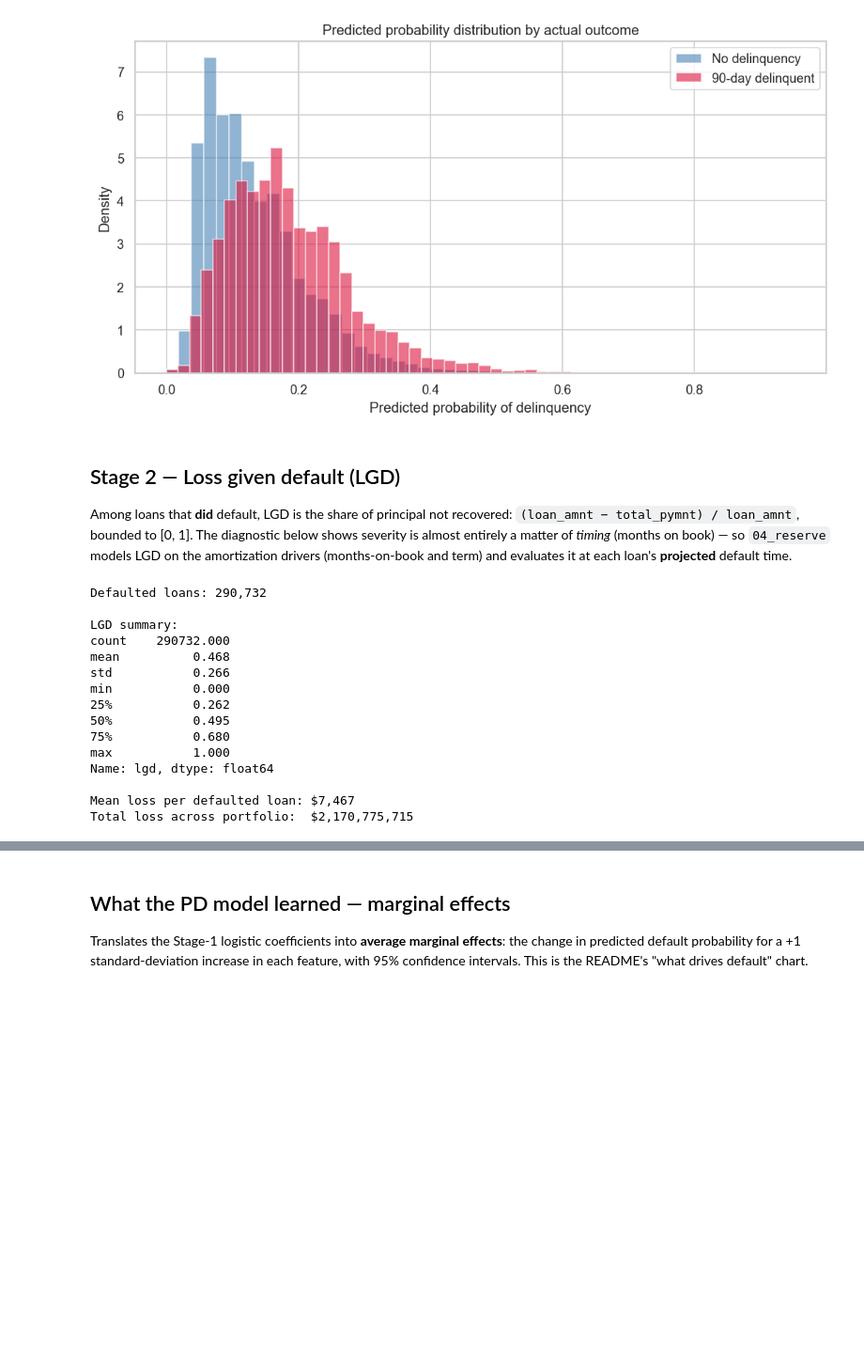
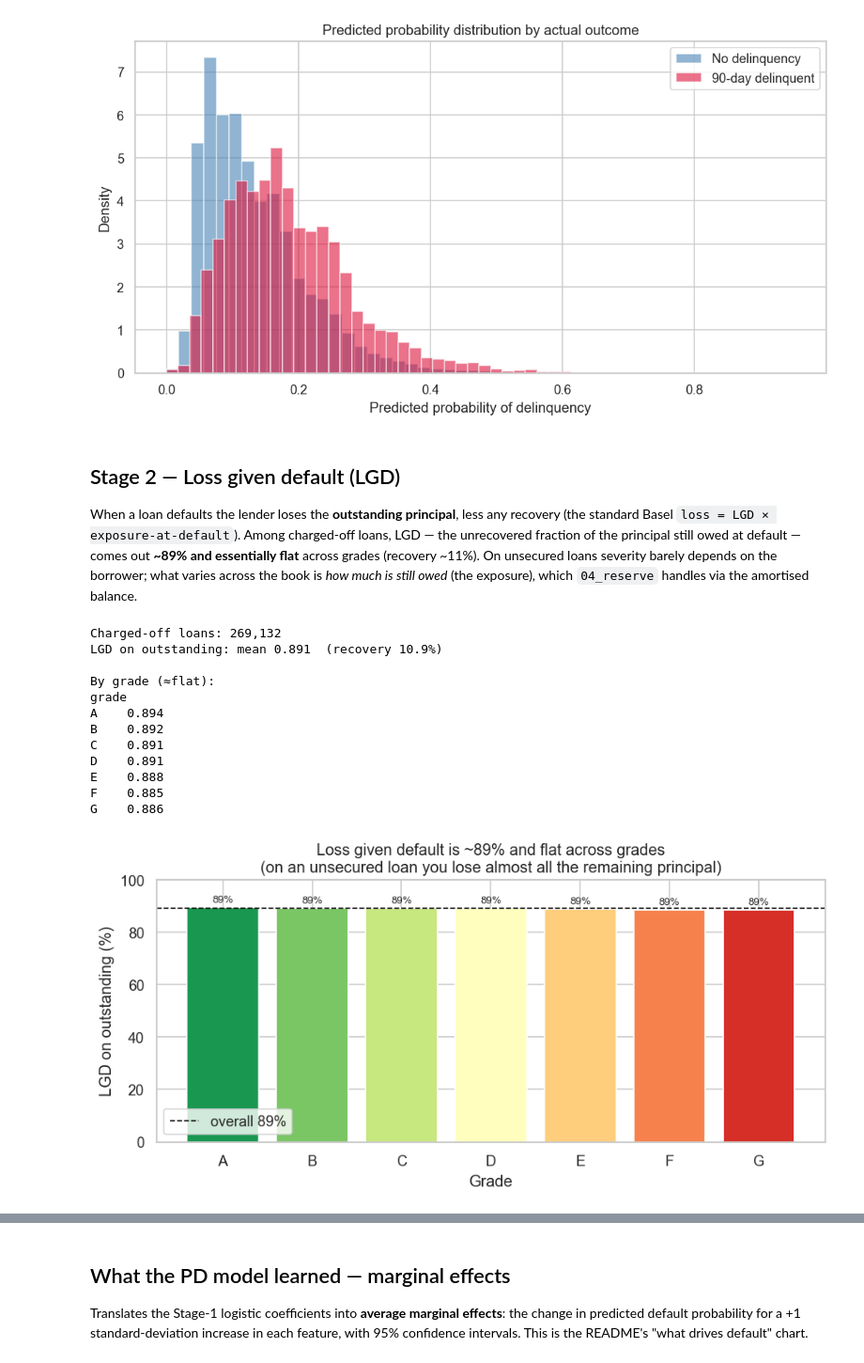
Before and after one commit to TheHoodedPortal/Lending-Club-Credit-Risk, a Jupyter notebook: python/03_models.ipynb, the cells around one changed output, grey strips where cells are left out. Shown at 94% size. Cells and saved outputs as stored; diff of their text form; code cells hidden in the pictures; blank space fills up the shorter version.

```diff
--- a/python/03_models.ipynb
+++ b/python/03_models.ipynb
@@ -235,34 +235,50 @@ plt.show()
 # %% [markdown]
 ## Stage 2 — Loss given default (LGD)
 
-Among loans that **did** default, LGD is the share of principal not recovered: `(loan_amnt − total_pymnt) / loan_amnt`, bounded to [0, 1]. The diagnostic below shows severity is almost entirely a matter of *timing* (months on book) — so `04_reserve` models LGD on the amortization drivers (months-on-book and term) and evaluates it at each loan's **projected** default time.
+When a loan defaults the lender loses the **outstanding principal**, less any recovery (the standard Basel `loss = LGD × exposure-at-default`). Among charged-off loans, LGD — the unrecovered fraction of the principal still owed at default — comes out **~89% and essentially flat** across grades (recovery ~11%). On unsecured loans severity barely depends on the borrower; what varies across the book is *how much is still owed* (the exposure), which `04_reserve` handles via the amortised balance.
 # %%
-# ── Stage 2: Loss Given Default (LGD) ────────────────────────────────────────
-# Only look at loans that actually went delinquent
-lgd_df = df[df["delq90"] == 1].copy()
+# LGD on the outstanding balance, among loans that charged off / defaulted.
+# EAD-at-default = principal still owed = loan_amnt - principal already repaid.
+# LGD = (principal owed - recoveries) / principal owed.
+CHARGED = {"Charged Off", "Default", "Does not meet the credit policy. Status:Charged Off"}
+co = df[df["loan_status"].isin(CHARGED)].copy()
+co["ead_def"] = (co["loan_amnt"] - co["total_rec_prncp"]).clip(lower=0)
+co = co[co["ead_def"] > 100]
+co["lgd"] = ((co["ead_def"] - co["recoveries"]).clip(lower=0) / co["ead_def"]).clip(0, 1)
 
-# Calculate loss amount and LGD ratio
-lgd_df["loss_amt"] = (lgd_df["loan_amnt"] - lgd_df["total_pymnt"]).clip(lower=0)
-lgd_df["lgd"] = (lgd_df["loss_amt"] / lgd_df["loan_amnt"]).clip(0, 1)
+LGD = co["lgd"].mean()
+print(f"Charged-off loans: {len(co):,}")
+print(f"LGD on outstanding: mean {LGD:.3f}  (recovery {1-LGD:.1%})")
+print("\nBy grade (≈flat):")
+print((co.groupby("grade")["lgd"].mean()).round(3).to_string())
 
-print(f"Defaulted loans: {len(lgd_df):,}")
-print(f"\nLGD summary:")
-print(lgd_df["lgd"].describe().round(3))
-print(f"\nMean loss per defaulted loan: ${lgd_df['loss_amt'].mean():,.0f}")
-print(f"Total loss across portfolio:  ${lgd_df['loss_amt'].sum():,.0f}")
+# Flat across grades — severity is ~constant; the timing/amortisation effect
+# lives in the exposure, not the loss rate.
+gl = co.groupby("grade")["lgd"].mean()
+fig, ax = plt.subplots(figsize=(8, 4))
+ax.bar(gl.index, gl.values * 100,
+       color=plt.cm.RdYlGn_r(np.linspace(0.1, 0.9, len(gl))))
+ax.axhline(LGD * 100, color="black", ls="--", lw=1, label=f"overall {LGD*100:.0f}%")
+ax.set_ylim(0, 100); ax.set_ylabel("LGD on outstanding (%)"); ax.set_xlabel("Grade")
+ax.set_title("Loss given default is ~89% and flat across grades\n"
+             "(on an unsecured loan you lose almost all the remaining principal)")
+for i, v in enumerate(gl.values * 100):
+    ax.text(i, v + 2, f"{v:.0f}%", ha="center", fontsize=8)
+ax.legend()
+plt.tight_layout()
+plt.savefig("../output/figures/lgd_outstanding.png", dpi=150)
+plt.show()
 # %% [output]
-Defaulted loans: 290,732
+Charged-off loans: 269,132
+LGD on outstanding: mean 0.891  (recovery 10.9%)
 
-LGD summary:
-count    290732.000
-mean          0.468
-std           0.266
-min           0.000
-25%           0.262
-50%           0.495
-75%           0.680
-max           1.000
-Name: lgd, dtype: float64
-
-Mean loss per defaulted loan: $7,467
-Total loss across portfolio:  $2,170,775,715
+By grade (≈flat):
+grade
+A    0.894
+B    0.892
+C    0.891
+D    0.891
+E    0.888
+F    0.885
+G    0.886
+[figure, added]
```
Also changed, not shown: parts of 5 cells of this notebook, 9 other files.
